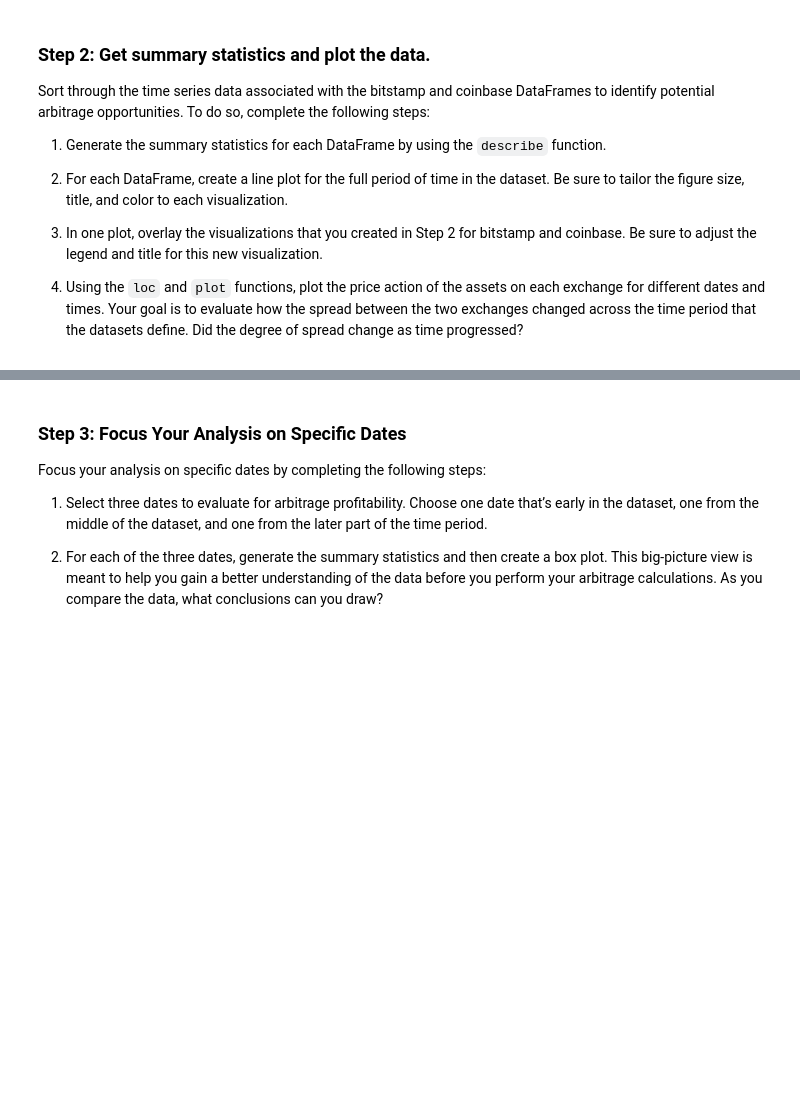
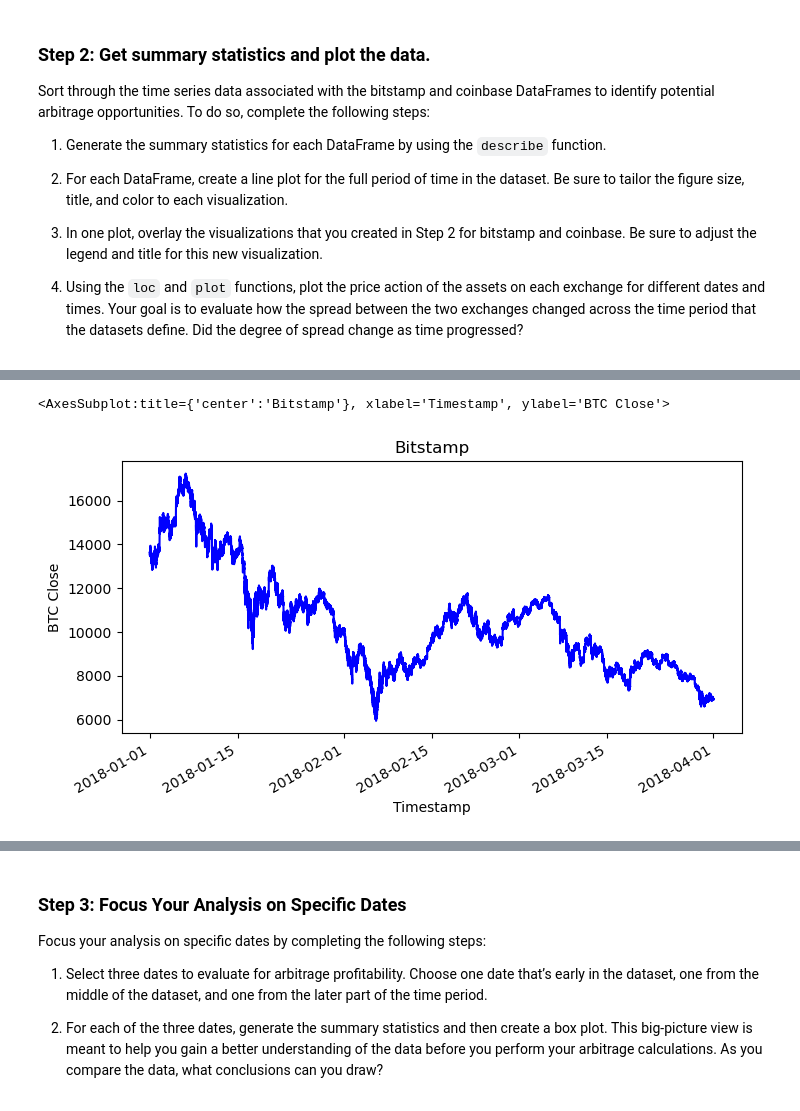
Before and after one commit to BorisDudkin/Fintech_Module3_Bitcoin_Arbitrage, a Jupyter notebook: crypto_arbitrage.ipynb, the cells around one changed output, grey strips where cells are left out. Cells and saved outputs as stored; diff of their text form; code cells hidden in the pictures; blank space fills up the shorter version.

Commit message:
Summary statistics and visualization added to crypto_arbitrage

```diff
--- a/crypto_arbitrage.ipynb
+++ b/crypto_arbitrage.ipynb
@@ -403,7 +437,10 @@ Sort through the time series data associated with the bitstamp and coinbase Data
 # %%
 # Create a line plot for the bitstamp DataFrame for the full length of time in the dataset
 # Be sure that the figure size, title, and color are tailored to each visualization
-# YOUR CODE HERE
+bitstamp['Close'].plot(figsize=(8, 4), title="Bitstamp", ylabel = "BTC Close",color="blue")
+# %% [output]
+<AxesSubplot:title={'center':'Bitstamp'}, xlabel='Timestamp', ylabel='BTC Close'>
+[figure, added]
 # %%
 # Create a line plot for the coinbase DataFrame for the full length of time in the dataset
 # Be sure that the figure size, title, and color are tailored to each visualization
```
Also changed, not shown: parts of 20 cells of this notebook.
